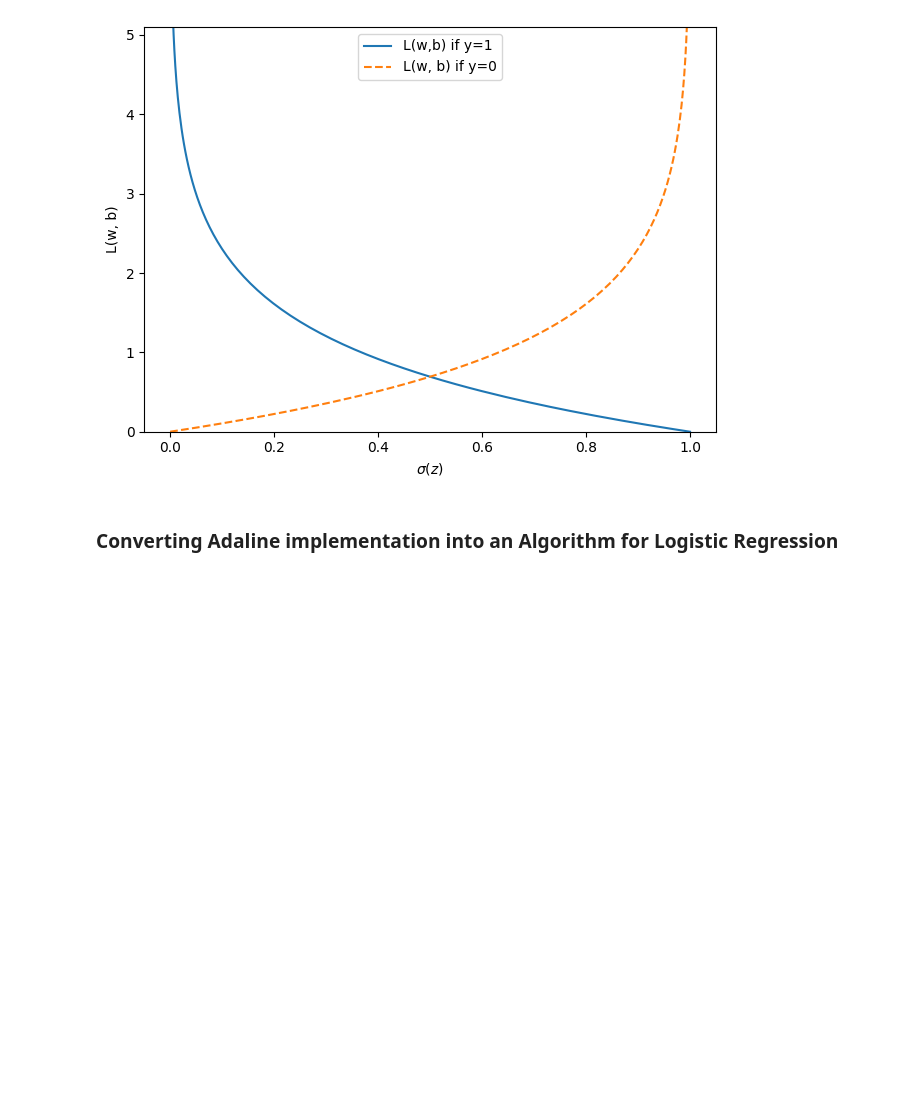
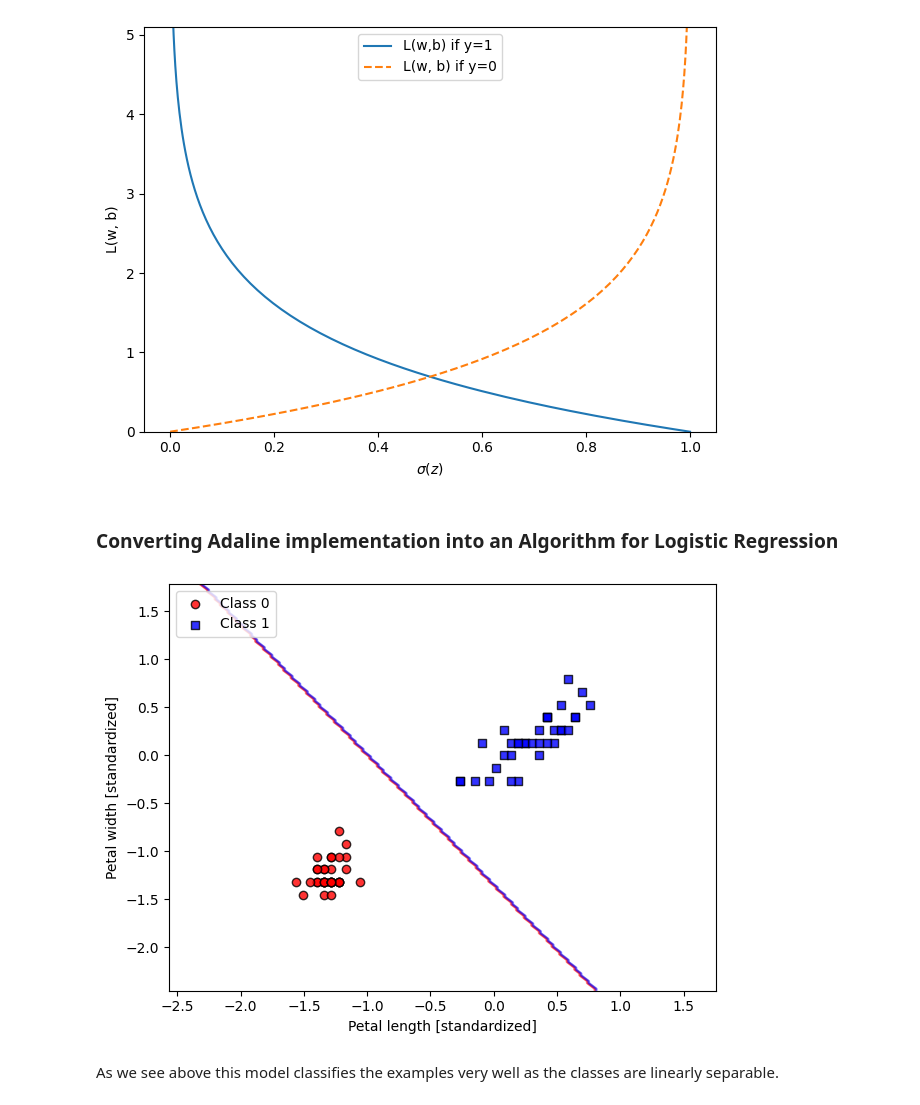
Before and after one commit to DylanLoader/tutorial-hell, a Jupyter notebook: sebastian-raschka/ml-with-pytorch-sklearn/notebooks/ch-3-code.ipynb, the cells around one changed output. Cells and saved outputs as stored; diff of their text form; code cells hidden in the pictures; blank space fills up the shorter version.

Commit message:
Added custom logistic class plot

```diff
--- a/sebastian-raschka/ml-with-pytorch-sklearn/notebooks/ch-3-code.ipynb
+++ b/sebastian-raschka/ml-with-pytorch-sklearn/notebooks/ch-3-code.ipynb
@@ -193,7 +193,7 @@ plt.show()
 # %% [markdown]
 ### Converting Adaline implementation into an Algorithm for Logistic Regression
 # %%
-class LogisticRegressioniGD:
+class LogisticRegressionGD:
     def __init__(self, eta=0.01, n_iter=50, random_state=1):
         self.eta = eta
         self.n_iter = n_iter
@@ -222,5 +222,26 @@ class LogisticRegressioniGD:
     def activation(self, z):
         return 1. / (1+ np.exp(-np.clip(z, -250, 250)))
 
-    def prediction(self, X):
-        return np.where(self.activation(self.net_inputs(X)) >= 0.5, 1, 0)
+    def predict(self, X):
+        return np.where(self.activation(self.net_input(X)) >= 0.5, 1, 0)
+# %%
+# Test out the logistic regression implementation
+X_train_01_subset = X_train_scaled[(y_train==0) | (y_train==1)]
+y_train_01_subset = y_train[(y_train==0)|(y_train==1)]
+clf = LogisticRegressionGD(eta=0.3,
+                           n_iter=1000,
+                           random_state=1775)
+clf.fit(X_train_01_subset,
+        y_train_01_subset)
+plot_decision_regions(X=X_train_01_subset,
+                      y=y_train_01_subset,
+                      classifier=clf)
+plt.xlabel("Petal length [standardized]")
+plt.ylabel("Petal width [standardized]")
+plt.legend(loc="upper left")
+plt.tight_layout()
+plt.show()
+# %% [output]
+[figure, added]
+# %% [markdown]
+As we see above this model classifies the examples very well as the classes are linearly separable.
```
